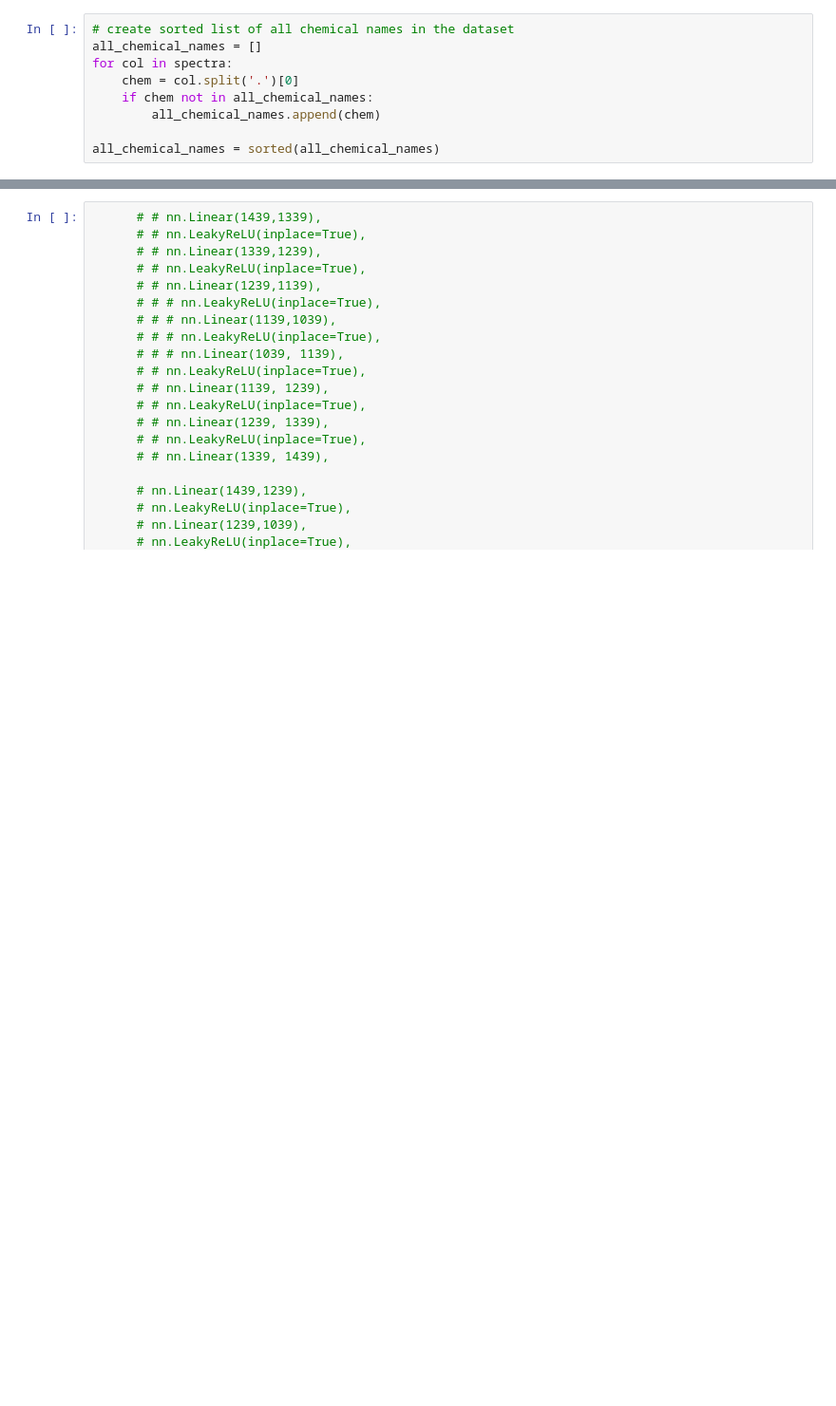
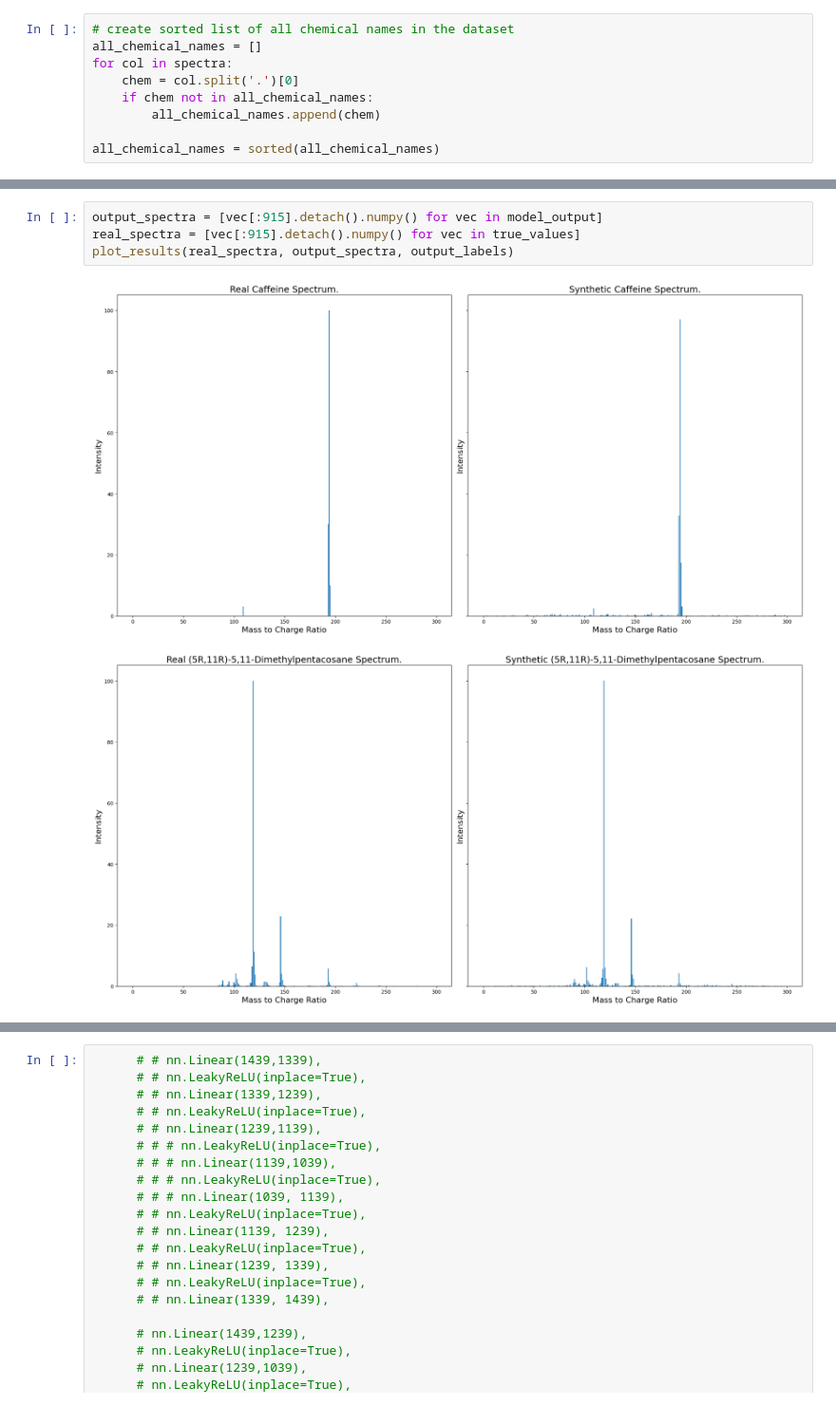
Before and after one commit to CateMerfeld/mass_spec, a Jupyter notebook: single_model/denoiser.ipynb, the cells around one changed output, grey strips where cells are left out. Shown at 95% size. Cells and saved outputs as stored; diff of their text form; blank space fills up the shorter version.

```diff
--- a/single_model/denoiser.ipynb
+++ b/single_model/denoiser.ipynb
@@ -251,0 +353,7 @@ plot_emb_pca(embeddings, output_embeddings, output_labels)
+# %%
+output_spectra = [vec[:915].detach().numpy() for vec in model_output]
+real_spectra = [vec[:915].detach().numpy() for vec in true_values]
+plot_results(real_spectra, output_spectra, output_labels)
+# %% [output]
+[figure, added]
+[figure, added]
```
Also changed, not shown: parts of 13 cells of this notebook, 1 other file.
